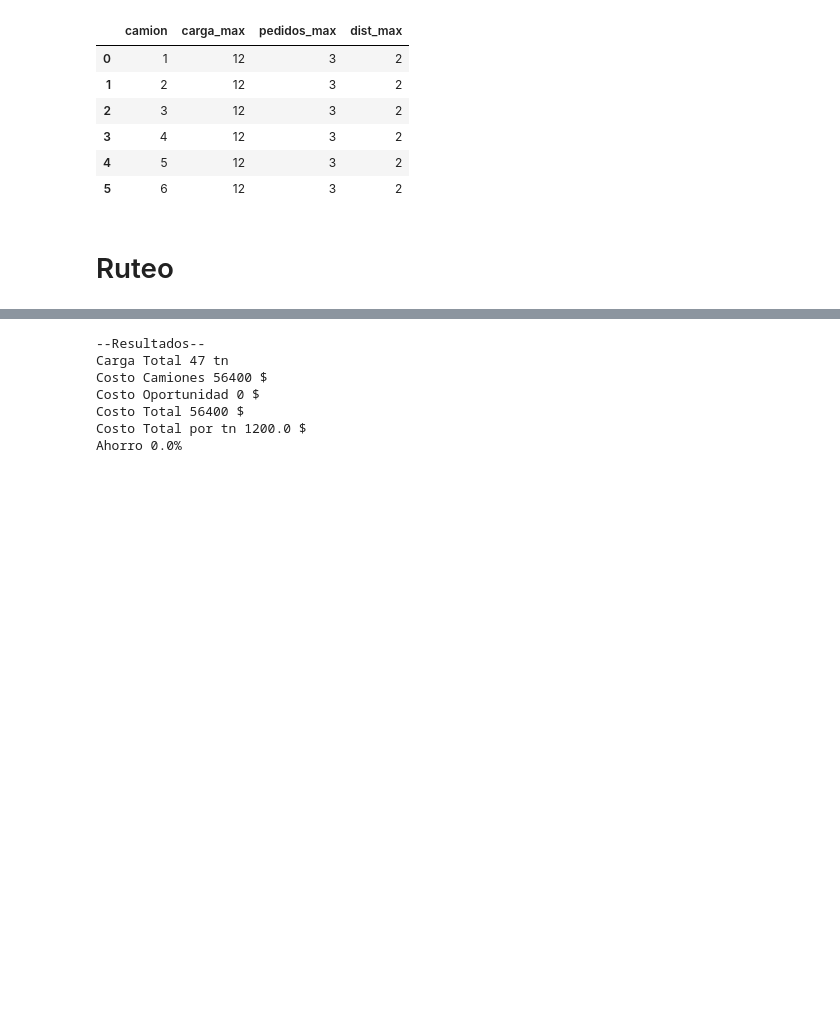
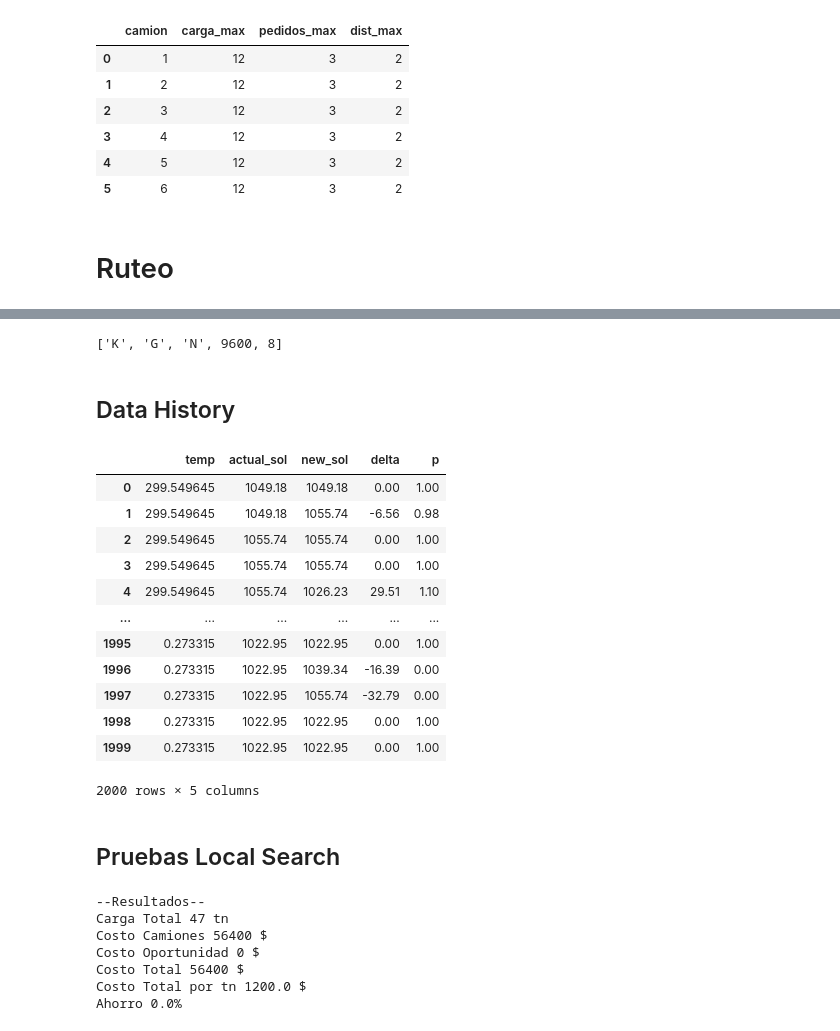
Before and after one commit to JuanCruzC97/ope3-logistica, a Jupyter notebook: 2.0-demo.ipynb, the cells around one changed output, grey strips where cells are left out. Drawn from its saved outputs; the diff is of its cells as text; code cells hidden in the pictures; blank space fills up the shorter version.

```diff
--- a/2.0-demo.ipynb
+++ b/2.0-demo.ipynb
@@ -100,5 +138,5 @@ Ahorro 21.310000000000002%
 # %%
-best_sol, history = mh.sa(ruteo, t_inicial=1000, t_final=1, k=100, iters=20, temp_mode="non_linear", prob=0.5, random_state=42)
+best_sol, history = mh.sa(ruteo, t_inicial=300, t_final=1, k=100, iters=20, temp_mode="non_linear", prob=0.5, random_state=42)
 # %%
 best_sol.get_results()
 # %% [output]
@@ -123,0 +212,30 @@ plt.plot(history["history_best"])
+# %%
+ruteo.get_camion(1).get_ix_pedidos()+[ruteo.get_camion(1).get_costo(), ruteo.get_camion(1).get_carga_total()]
+# %% [output]
+['K', 'G', 'N', 9600, 8]
+# %% [markdown]
+## Data History
+# %%
+df_history = pd.DataFrame({"temp":history["temp"],
+                           "actual_sol":history["actual_sol"],
+                           "new_sol":history["new_sol"]})
+
+df_history = (df_history
+              .assign(delta = lambda df_: df_.actual_sol - df_.new_sol,
+                      p = lambda df_: round(np.exp(df_.delta/df_.temp), 2)))
+
+df_history
+# %% [output]
+|  | temp | actual_sol | new_sol | delta | p |
+| 0 | 299.549645 | 1049.18 | 1049.18 | 0.00 | 1.00 |
+| 1 | 299.549645 | 1049.18 | 1055.74 | -6.56 | 0.98 |
+| 2 | 299.549645 | 1055.74 | 1055.74 | 0.00 | 1.00 |
+| 3 | 299.549645 | 1055.74 | 1055.74 | 0.00 | 1.00 |
+| 4 | 299.549645 | 1055.74 | 1026.23 | 29.51 | 1.10 |
+| ... | ... | ... | ... | ... | ... |
+| 1995 | 0.273315 | 1022.95 | 1022.95 | 0.00 | 1.00 |
+| 1996 | 0.273315 | 1022.95 | 1039.34 | -16.39 | 0.00 |
+| 1997 | 0.273315 | 1022.95 | 1055.74 | -32.79 | 0.00 |
+| 1998 | 0.273315 | 1022.95 | 1022.95 | 0.00 | 1.00 |
+| 1999 | 0.273315 | 1022.95 | 1022.95 | 0.00 | 1.00 |
+2000 rows × 5 columns
@@ -124,3 +266,5 @@ plt.plot(history["history_best"])
+# %% [markdown]
+## Pruebas Local Search
 # %%
 def ls(ruteo, n_vecinos, max_time=None, n_iter=None, func_value=None, prob=1):
     pass
```
Also changed, not shown: parts of 15 cells of this notebook, 3 other files.
